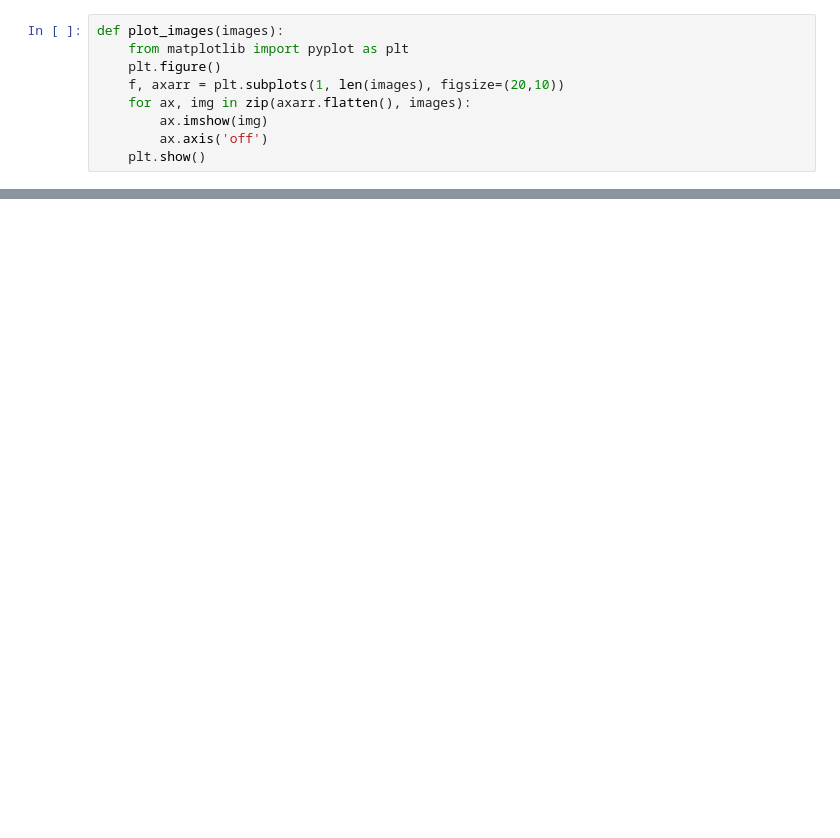
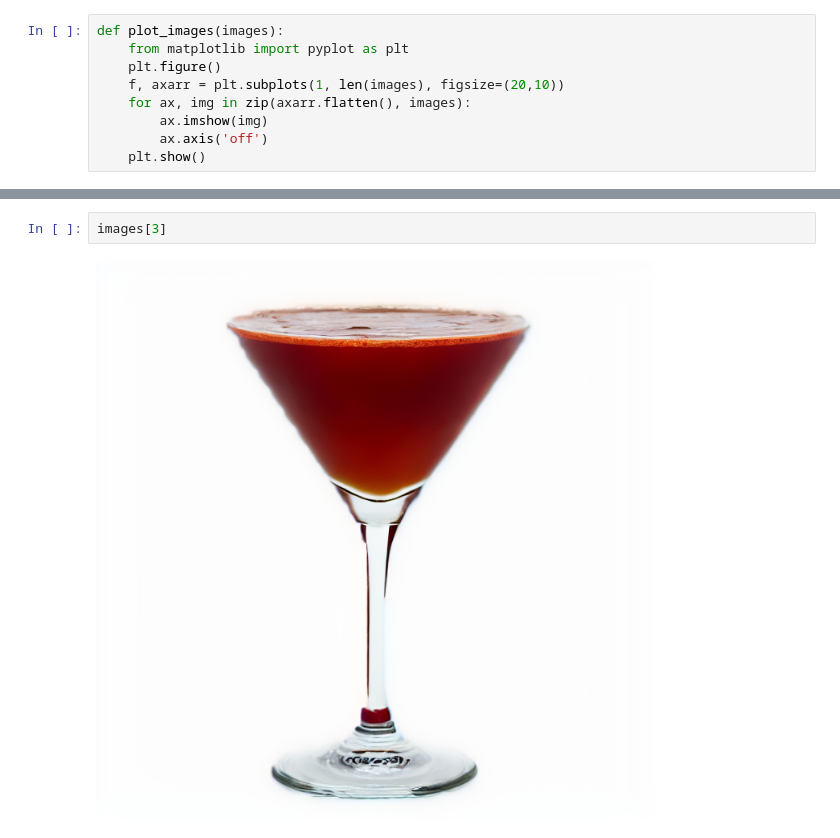
Before and after one commit to Hexy00123/F24-PMLDL-Project, a Jupyter notebook: notebooks/canny-controlnet.ipynb, the cells around one changed output, grey strips where cells are left out. Drawn from its saved outputs; the diff is of its cells as text; blank space fills up the shorter version.

```diff
--- a/notebooks/canny-controlnet.ipynb
+++ b/notebooks/canny-controlnet.ipynb
@@ -91,0 +97,4 @@ plot_images(images)
+# %%
+images[3]
+# %% [output]
+[figure, added]
```
Also changed, not shown: parts of 6 cells of this notebook, 6 other files.
